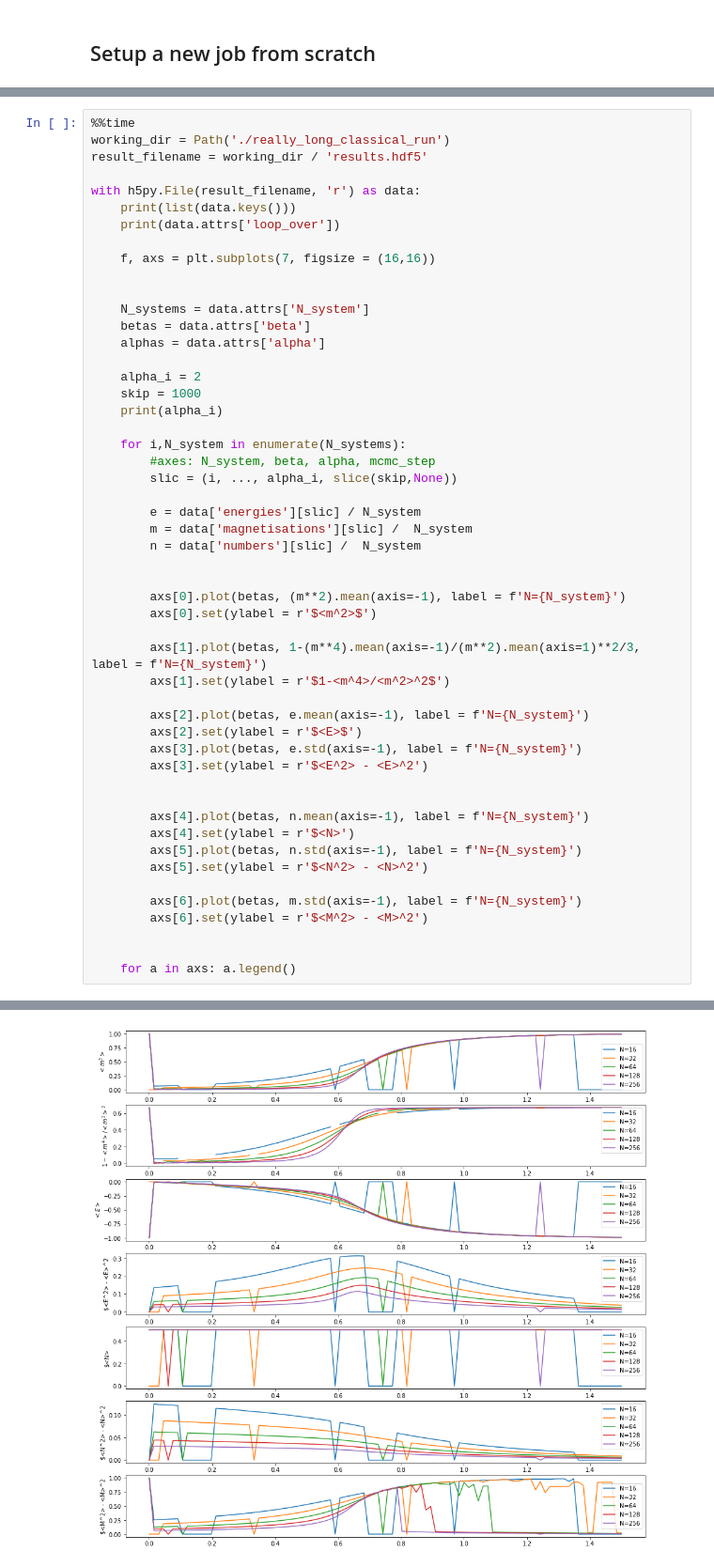
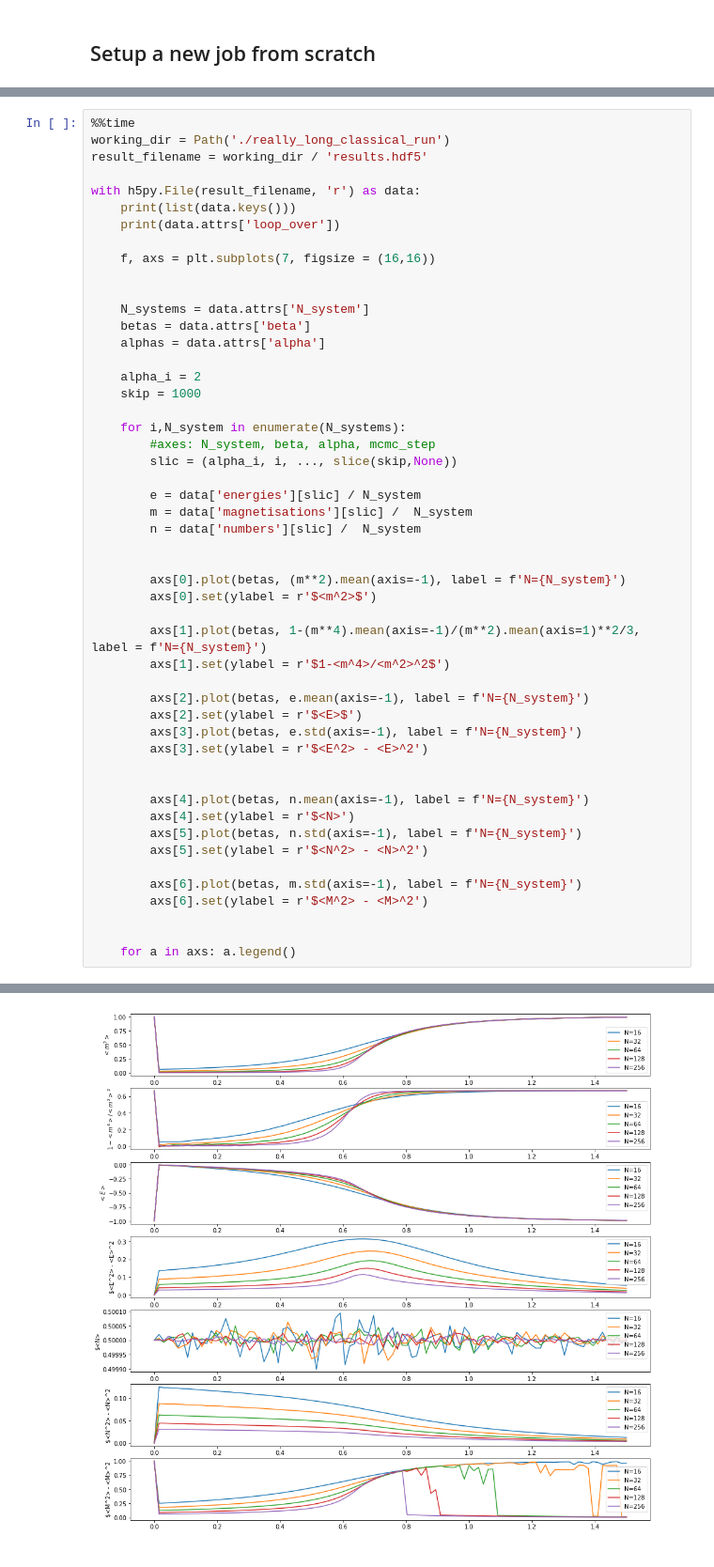
Before and after one commit to TomHodson/Falicok-Kimball-Monte-Carlo, a Jupyter notebook: jobscript.ipynb, the cells around one changed output, grey strips where cells are left out. Shown at 94% size. Drawn from its saved outputs; the diff is of its cells as text.

```diff
--- a/jobscript.ipynb
+++ b/jobscript.ipynb
@@ -164,11 +164,10 @@ with h5py.File(result_filename, 'r') as data:
 
     alpha_i = 2
     skip = 1000
-    print(alpha_i)
 
     for i,N_system in enumerate(N_systems):
         #axes: N_system, beta, alpha, mcmc_step
-        slic = (i, ..., alpha_i, slice(skip,None))
+        slic = (alpha_i, i, ..., slice(skip,None))
 
         e = data['energies'][slic] / N_system
         m = data['magnetisations'][slic] /  N_system
@@ -206,4 +202,4 @@ Wall time: 1min 54s
-[figure, old version]
+[figure, new version]
 # %%
 wdir = Path('./classical_run/logs')
 def get_log(number, e_or_o = 'o'):
```
Also changed, not shown: parts of 16 cells of this notebook, 10 other files.
